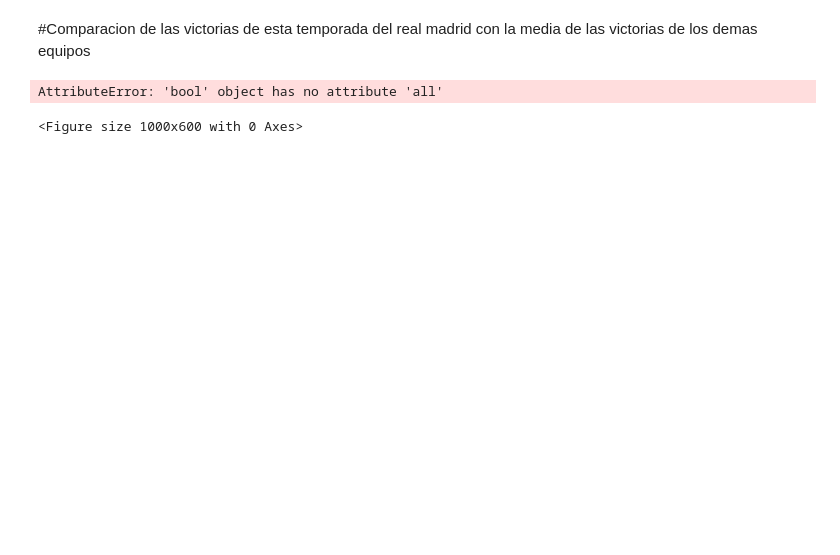
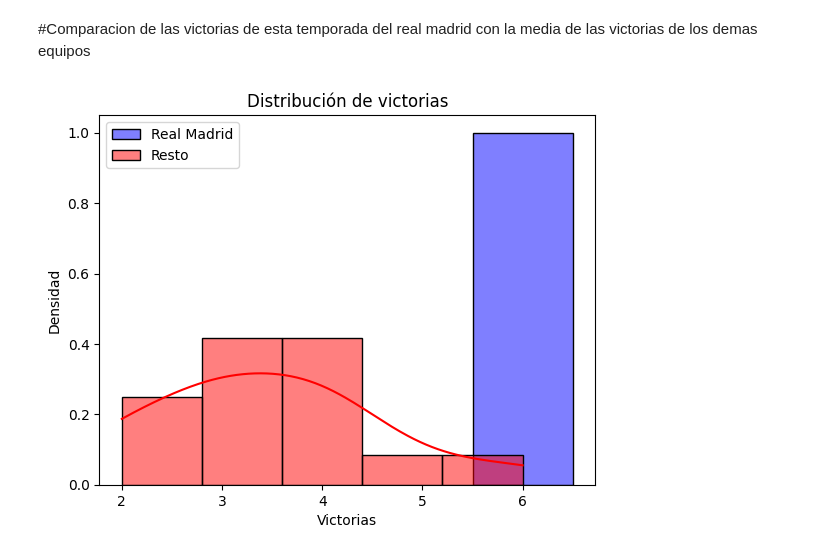
Before and after one commit to joseluis031/Analisis_Datos_db, a Jupyter notebook: analisis_madrid.ipynb, the cells around one changed output. Drawn from its saved outputs; the diff is of its cells as text; code cells hidden in the pictures; blank space fills up the shorter version.

Commit message:
mas analisis del madrid

```diff
--- a/analisis_madrid.ipynb
+++ b/analisis_madrid.ipynb
@@ -10,32 +10,24 @@ import seaborn as sns
 # %%
 #Cargo el dataset
 df = pd.read_csv('CSVS STATS/todas_stats.csv')
-
-#
 
 # Filtrar el DataFrame para obtener solo los datos del Real Madrid y del resto
 real_madrid = df[df['equipo'] == 'Real Madrid']
 resto = df[df['equipo'] != 'Real Madrid']
 
+# selecciona la columna victorias_esta_temp de real_madrid y resto
 
-# Calcular la media del resto
-media_resto = resto['victorias_esta_temp'].mean()
+victorias_real_madrid = real_madrid['victorias_esta_temp']
+victorias_resto = resto['victorias_esta_temp']
 
-# Crear el gráfico de barras
-plt.figure(figsize=(10, 6))
 
-# Barra para Real Madrid si hay datos
-if not real_madrid.empty:
-    sns.barplot(x=['Real Madrid'], y=real_madrid['victorias_esta_temp'].values[0], color='blue', label='Real Madrid')
-
-# Barra para la media del resto
-sns.barplot(x=['Resto de Equipos'], y=media_resto, color='red', label='Media del Resto')
-
-plt.xlabel('Equipos')
-plt.ylabel('Victorias Esta Temporada')
-plt.title('Comparación de Victorias Esta Temporada entre Real Madrid y el Resto de Equipos')
+# Graficar los datos
+sns.histplot(victorias_real_madrid, kde=True, color='blue', label='Real Madrid', stat='density')
+sns.histplot(victorias_resto, kde=True, color='red', label='Resto', stat='density')
+plt.title('Distribución de victorias')
+plt.xlabel('Victorias')
+plt.ylabel('Densidad')
 plt.legend()
 plt.show()
 # %% [output]
-AttributeError: 'bool' object has no attribute 'all'
-<Figure size 1000x600 with 0 Axes>
+[figure, added]
```
Also changed, not shown: parts of 4 cells of this notebook, 1 other file.
